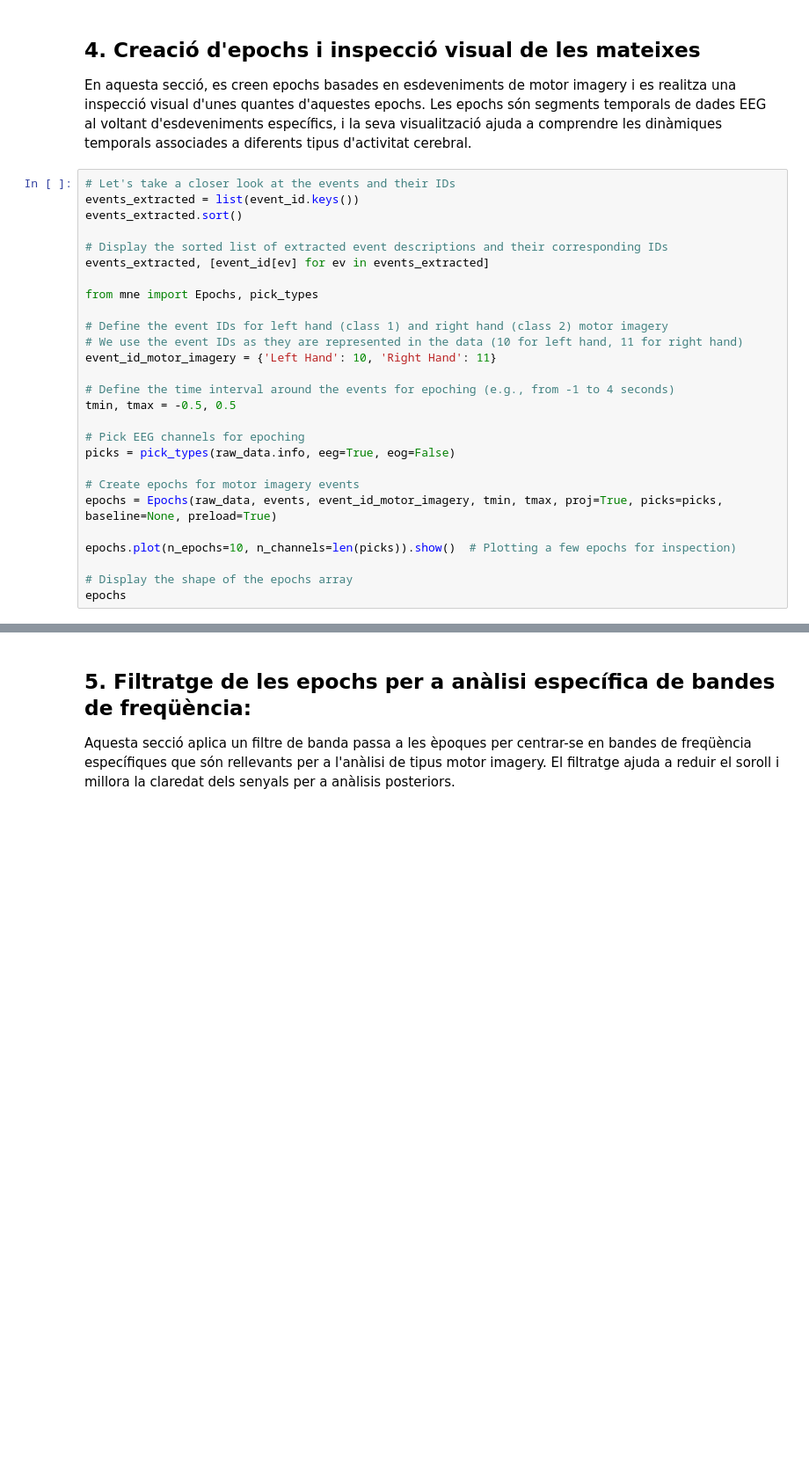
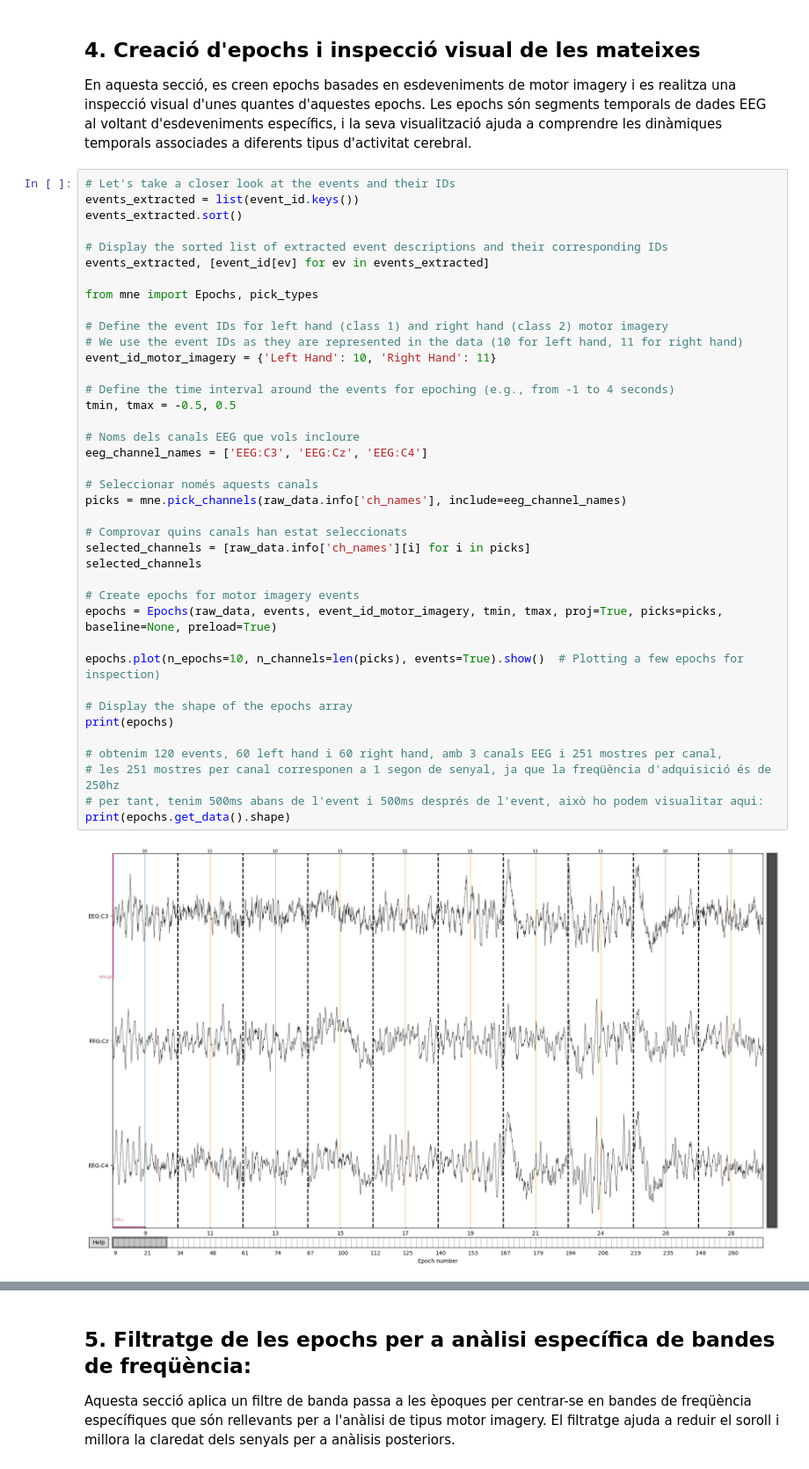
Before and after one commit to mugiwarafx/BCI-Competition-IV-Experiments-data-set-B, a Jupyter notebook: models/svm.ipynb, the cells around one changed output, grey strips where cells are left out. Shown at 88% size. Saved outputs shown, nothing was run; the diff lists cells and outputs as text; blank space fills up the shorter version.

```diff
--- a/models/svm.ipynb
+++ b/models/svm.ipynb
@@ -77,27 +126,41 @@ Les epochs són segments temporals de dades EEG al voltant d'esdeveniments espec
 # %%
 # Let's take a closer look at the events and their IDs
 events_extracted = list(event_id.keys())
 events_extracted.sort()
 
 # Display the sorted list of extracted event descriptions and their corresponding IDs
 events_extracted, [event_id[ev] for ev in events_extracted]
 
 from mne import Epochs, pick_types
 
 # Define the event IDs for left hand (class 1) and right hand (class 2) motor imagery
 # We use the event IDs as they are represented in the data (10 for left hand, 11 for right hand)
 event_id_motor_imagery = {'Left Hand': 10, 'Right Hand': 11}
 
 # Define the time interval around the events for epoching (e.g., from -1 to 4 seconds)
 tmin, tmax = -0.5, 0.5
 
-# Pick EEG channels for epoching
-picks = pick_types(raw_data.info, eeg=True, eog=False)
+# Noms dels canals EEG que vols incloure
+eeg_channel_names = ['EEG:C3', 'EEG:Cz', 'EEG:C4']
+
+# Seleccionar només aquests canals
+picks = mne.pick_channels(raw_data.info['ch_names'], include=eeg_channel_names)
+
+# Comprovar quins canals han estat seleccionats
+selected_channels = [raw_data.info['ch_names'][i] for i in picks]
+selected_channels
 
 # Create epochs for motor imagery events
 epochs = Epochs(raw_data, events, event_id_motor_imagery, tmin, tmax, proj=True, picks=picks, baseline=None, preload=True)
 
-epochs.plot(n_epochs=10, n_channels=len(picks)).show()  # Plotting a few epochs for inspection)
+epochs.plot(n_epochs=10, n_channels=len(picks), events=True).show()  # Plotting a few epochs for inspection)
 
 # Display the shape of the epochs array
-epochs
+print(epochs)
+
+# obtenim 120 events, 60 left hand i 60 right hand, amb 3 canals EEG i 251 mostres per canal,
+# les 251 mostres per canal corresponen a 1 segon de senyal, ja que la freqüència d'adquisició és de 250hz
+# per tant, tenim 500ms abans de l'event i 500ms després de l'event, això ho podem visualitar aqui:
+print(epochs.get_data().shape)
+# %% [output]
+[figure, added]
```
Also changed, not shown: parts of 9 cells of this notebook, 1 other file.
